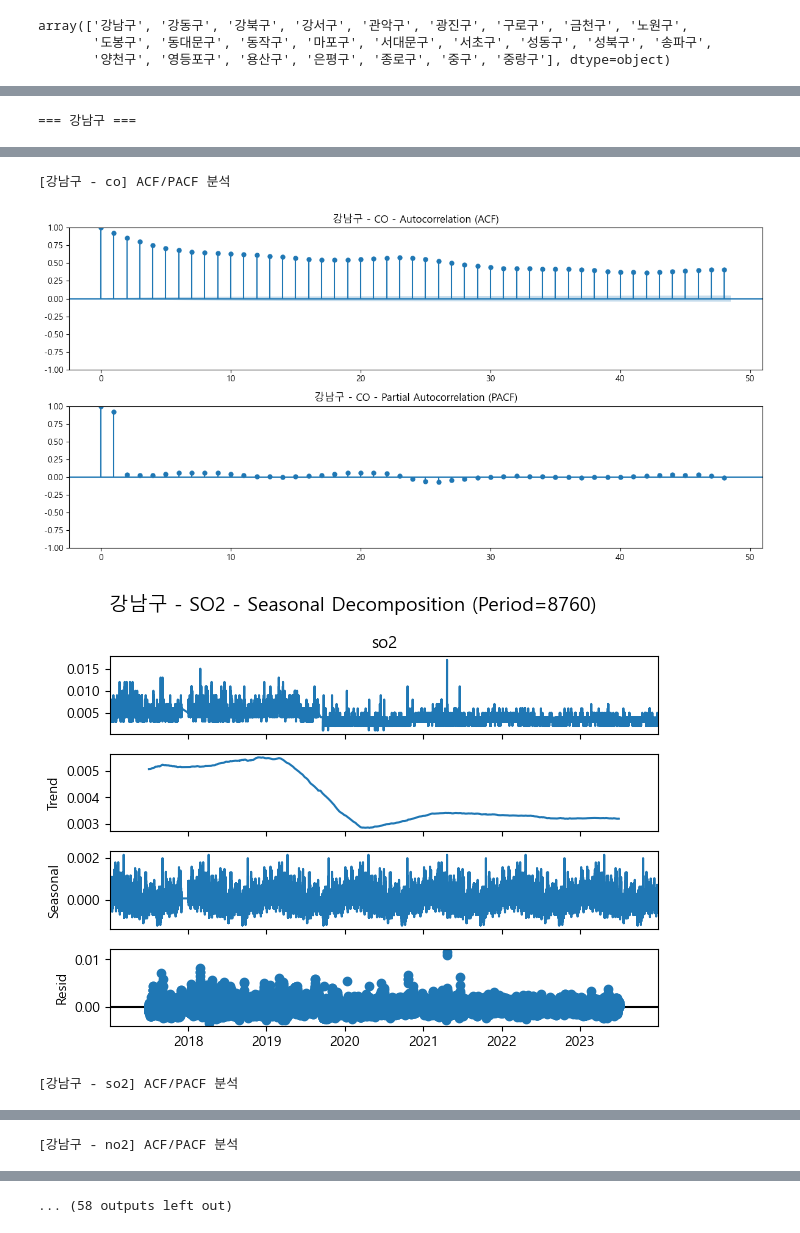
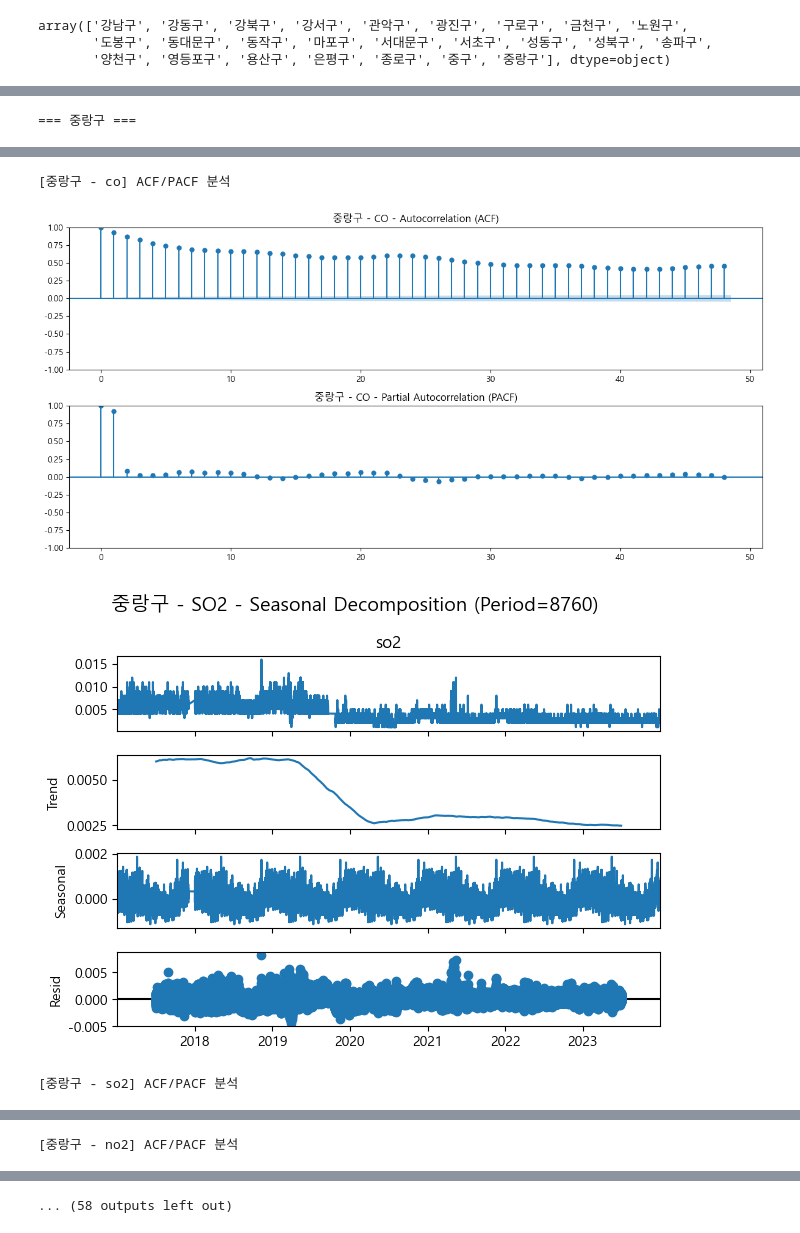
Before and after one commit to dongango/ai-proj2-class4, a Jupyter notebook: 20.data-preprocessing/대기오염물질_데이터셋/대기오염물질_예측.ipynb, the cells around one changed output, grey strips where cells are left out. Drawn from its saved outputs; the diff is of its cells as text; code cells hidden in the pictures.

```diff
--- a/20.data-preprocessing/대기오염물질_데이터셋/대기오염물질_예측.ipynb
+++ b/20.data-preprocessing/대기오염물질_데이터셋/대기오염물질_예측.ipynb
@@ -32,7 +32,7 @@ array(['강남구', '강동구', '강북구', '강서구', '관악구', '광진
        '도봉구', '동대문구', '동작구', '마포구', '서대문구', '서초구', '성동구', '성북구', '송파구',
        '양천구', '영등포구', '용산구', '은평구', '종로구', '중구', '중랑구'], dtype=object)
 # %%
-target_regions = ['강남구', '강동구', '강북구', '강서구', '용산구']
+target_regions = ['중랑구', '구로구', '관악구', '강북구', '용산구']
 
 df=df[df['region'].isin(target_regions)]
 # %%
@@ -68,7 +86,7 @@ import numpy as np
 df['datetime'] = pd.to_datetime(df['datetime'])
 
 # 2. 대상 지역 및 대기오염 변수
-regions = ['강남구', '강서구', '강동구', '강북구', '용산구']
+regions = ['중랑구', '구로구', '관악구', '강북구', '용산구']
 target_cols = ['co', 'so2', 'no2', 'o3']
 
 # 3. 지역별 반복 분석
@@ -154,4 +172,4 @@ for region in regions:
         plt.tight_layout()
         plt.show()
 # %% [output]
-=== 강남구 ===
+=== 중랑구 ===
@@ -160,4 +178,4 @@ for region in regions:
-[강남구 - co] ACF/PACF 분석
+[중랑구 - co] ACF/PACF 분석
 [figure]
-[figure, old version]
+[figure, new version]
-[강남구 - so2] ACF/PACF 분석
+[중랑구 - so2] ACF/PACF 분석
@@ -166 +184 @@ for region in regions:
-[강남구 - no2] ACF/PACF 분석
+[중랑구 - no2] ACF/PACF 분석
```
Also changed, not shown: parts of 3 cells of this notebook.
